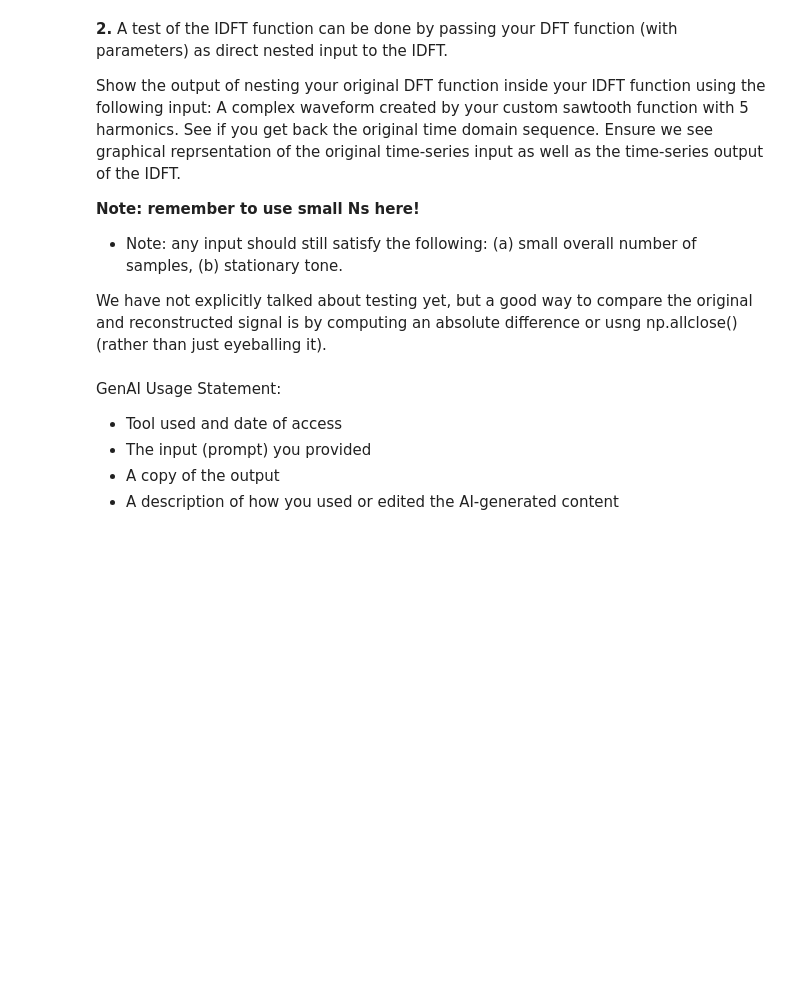
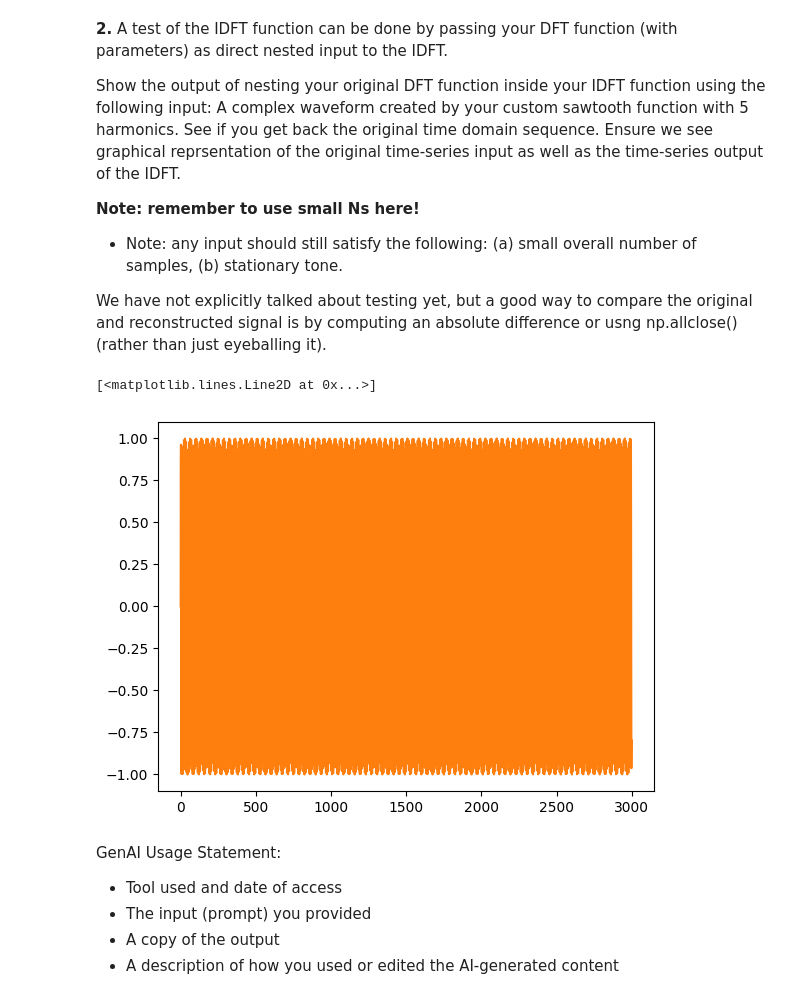
Before and after one commit to lgomez47/AudioTechII, a Jupyter notebook: HW/HW2.ipynb, the cells around one changed output. Cells and saved outputs as stored; diff of their text form; code cells hidden in the pictures; blank space fills up the shorter version.

```diff
--- a/HW/HW2.ipynb
+++ b/HW/HW2.ipynb
@@ -287,3 +285,19 @@ def IDFT(X):
     """
     ## Your code here
     ## Don't forget to include the 1/N to normalize
+    N = len(X)
+    nv = np.arange(N) # indices for samples
+
+
+    IDFT = np.array([])
+
+    for n in nv:
+        xp = np.exp(1j * 2 * np.pi * nv * n / N) #create complex exp at every n
+        IDFT = np.append(IDFT, 1.0/N * sum(X*xp)) #note the factor of 1/N to normalize
+
+    return IDFT
+
+
+
+X = np.array([1, 1, 1, 1])
+IDFT(X)
@@ -302,3 +316,15 @@ We have not explicitly talked about testing yet, but a good way to compare the o
+# %%
+saw_wave = gen_wave('sine', 440, 1, fs=2999, amp=1, phi=0, max_harm=5)
+
+test = IDFT(DFT(X))
+
+plt.plot(test)
+plt.plot(saw_wave)
+
+#IDFT(myDFT(test_sig))
+# %% [output]
+[<matplotlib.lines.Line2D at 0x...>]
+[figure, added]
 # %% [markdown]
 GenAI Usage Statement:
 
```
Also changed, not shown: parts of 4 cells of this notebook.
